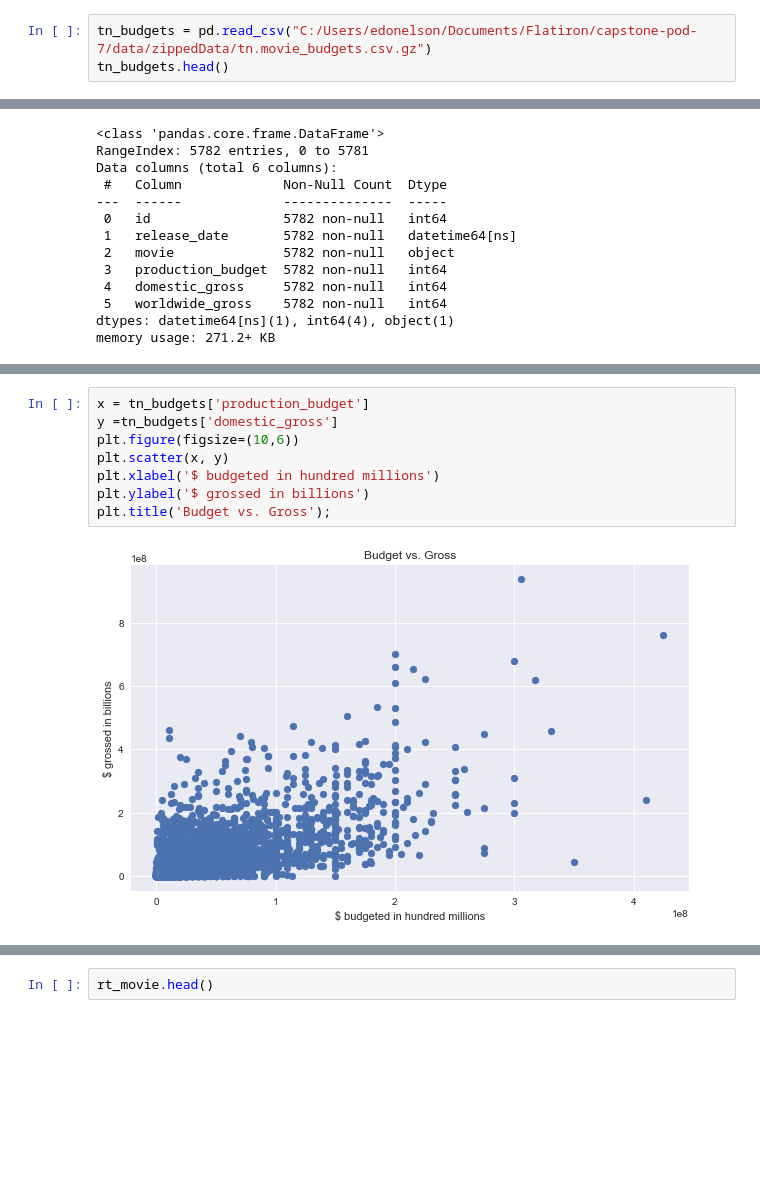
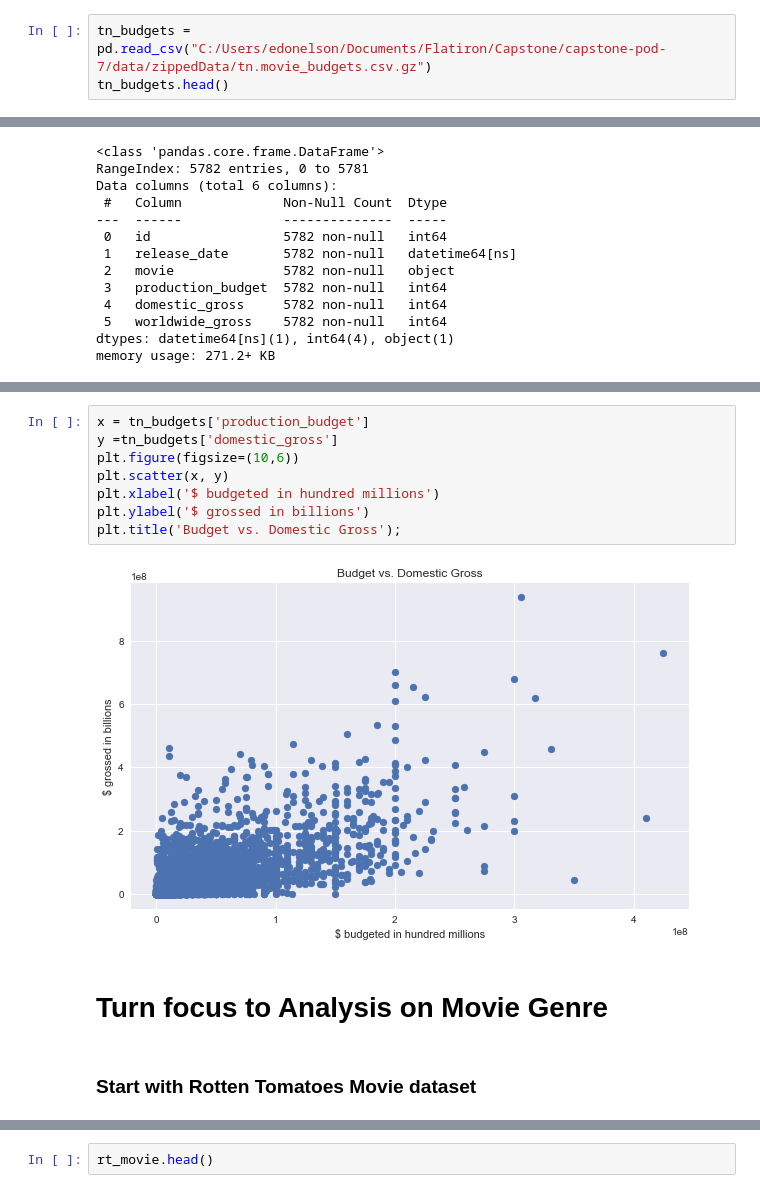
Before and after one commit to ndsecond/capstone-pod-7, a Jupyter notebook: notebooks/ej-dir/ej-ind.ipynb, the cells around one changed output, grey strips where cells are left out. Saved outputs shown, nothing was run; the diff lists cells and outputs as text; blank space fills up the shorter version.

```diff
--- a/notebooks/ej-dir/ej-ind.ipynb
+++ b/notebooks/ej-dir/ej-ind.ipynb
@@ -80,5 +61,5 @@ tmdb['popularity'].max()
 # %%
-tn_budgets = pd.read_csv("C:/Users/edonelson/Documents/Flatiron/capstone-pod-7/data/zippedData/tn.movie_budgets.csv.gz")
+tn_budgets = pd.read_csv("C:/Users/edonelson/Documents/Flatiron/Capstone/capstone-pod-7/data/zippedData/tn.movie_budgets.csv.gz")
 tn_budgets.head()
 # %% [output]
 |  | id | release_date | movie | production_budget | domestic_gross | worldwide_gross |
@@ -621,10 +650,14 @@ plt.title('Budget vs. Gross');
 # %%
 x = tn_budgets['production_budget']
 y =tn_budgets['domestic_gross']
 plt.figure(figsize=(10,6))
 plt.scatter(x, y)
 plt.xlabel('$ budgeted in hundred millions')
 plt.ylabel('$ grossed in billions')
-plt.title('Budget vs. Gross');
+plt.title('Budget vs. Domestic Gross');
 # %% [output]
-[figure, old version]
+[figure, new version]
+# %% [markdown]
+# Turn focus to Analysis on Movie Genre
+# %% [markdown]
+### Start with Rotten Tomatoes Movie dataset
```
Also changed, not shown: parts of 101 cells of this notebook, 1 other file.
